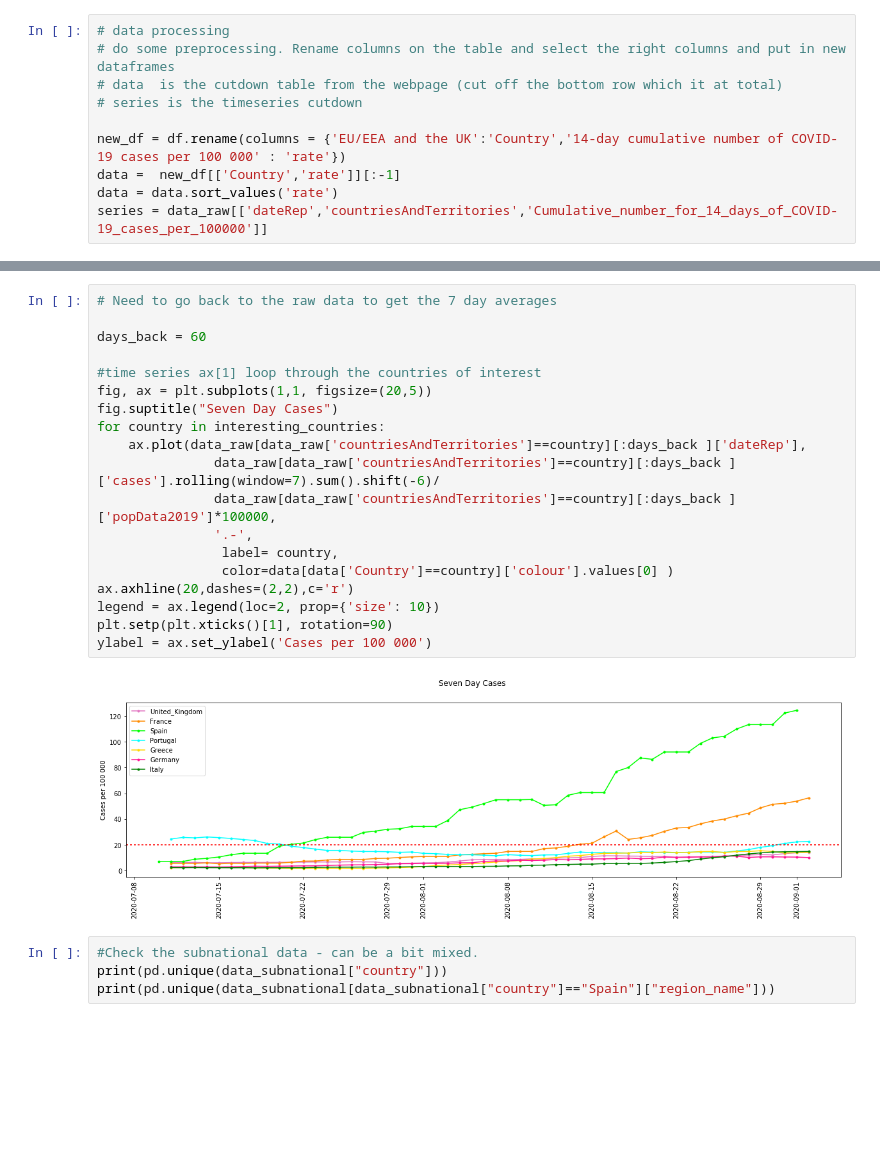
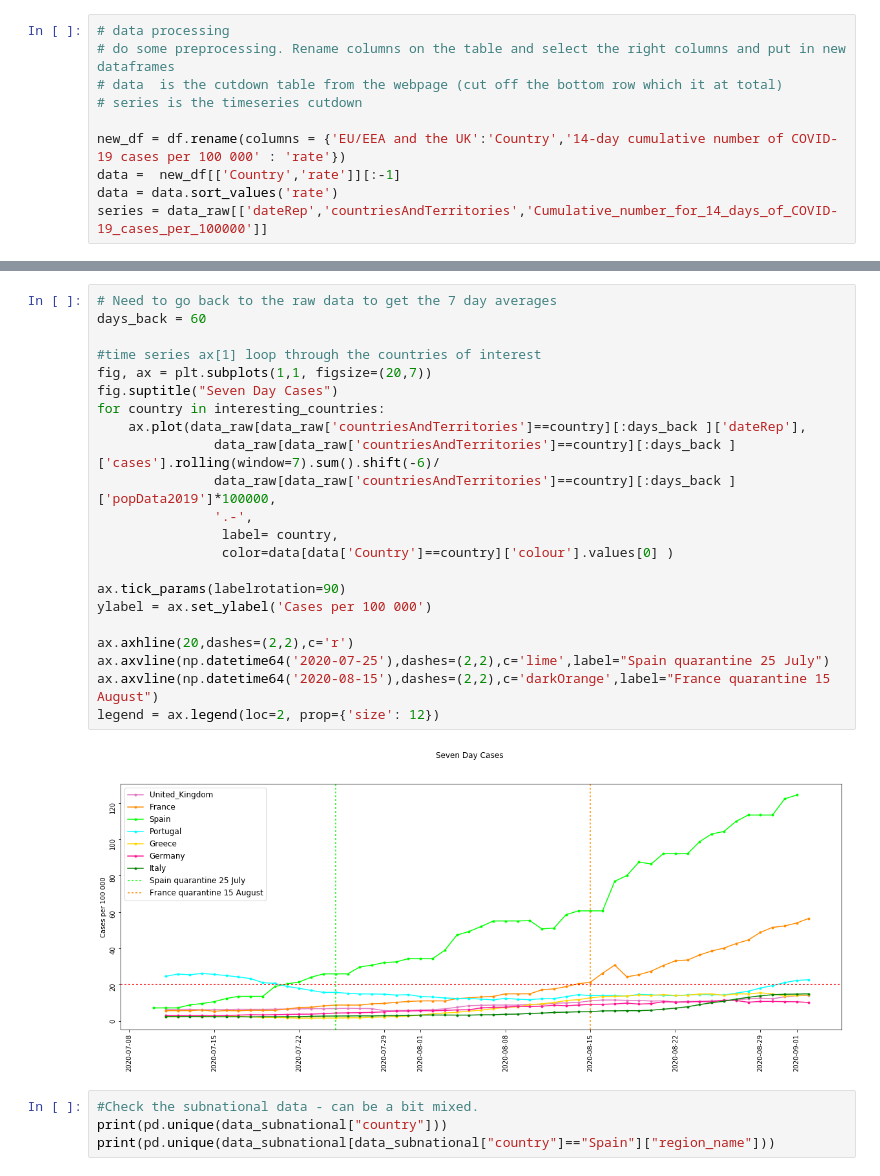
Before and after one commit to gowen100/Public-Code, a Jupyter notebook: ECDC_Covid_Data_and_Graphs.ipynb, the cells around one changed output, grey strips where cells are left out. Drawn from its saved outputs; the diff is of its cells as text; blank space fills up the shorter version.

```diff
--- a/ECDC_Covid_Data_and_Graphs.ipynb
+++ b/ECDC_Covid_Data_and_Graphs.ipynb
@@ -109,25 +123,28 @@ ylabel = ax2.set_ylabel('Cases per 100 000')
 [figure]
 # %%
 # Need to go back to the raw data to get the 7 day averages
-
 days_back = 60
 
 #time series ax[1] loop through the countries of interest
-fig, ax = plt.subplots(1,1, figsize=(20,5))
+fig, ax = plt.subplots(1,1, figsize=(20,7))
 fig.suptitle("Seven Day Cases")
 for country in interesting_countries:
     ax.plot(data_raw[data_raw['countriesAndTerritories']==country][:days_back ]['dateRep'],
                data_raw[data_raw['countriesAndTerritories']==country][:days_back ]['cases'].rolling(window=7).sum().shift(-6)/
                data_raw[data_raw['countriesAndTerritories']==country][:days_back ]['popData2019']*100000,
                '.-',
                 label= country,
                 color=data[data['Country']==country]['colour'].values[0] )
+
+ax.tick_params(labelrotation=90)
+ylabel = ax.set_ylabel('Cases per 100 000')
+
 ax.axhline(20,dashes=(2,2),c='r')
-legend = ax.legend(loc=2, prop={'size': 10})
-plt.setp(plt.xticks()[1], rotation=90)
-ylabel = ax.set_ylabel('Cases per 100 000')
+ax.axvline(np.datetime64('2020-07-25'),dashes=(2,2),c='lime',label="Spain quarantine 25 July")
+ax.axvline(np.datetime64('2020-08-15'),dashes=(2,2),c='darkOrange',label="France quarantine 15 August")
+legend = ax.legend(loc=2, prop={'size': 12})
 # %% [output]
-[figure, old version]
+[figure, new version]
 # %%
 #Check the subnational data - can be a bit mixed.
 print(pd.unique(data_subnational["country"]))
```
Also changed, not shown: parts of 8 cells of this notebook, 1 other file.
